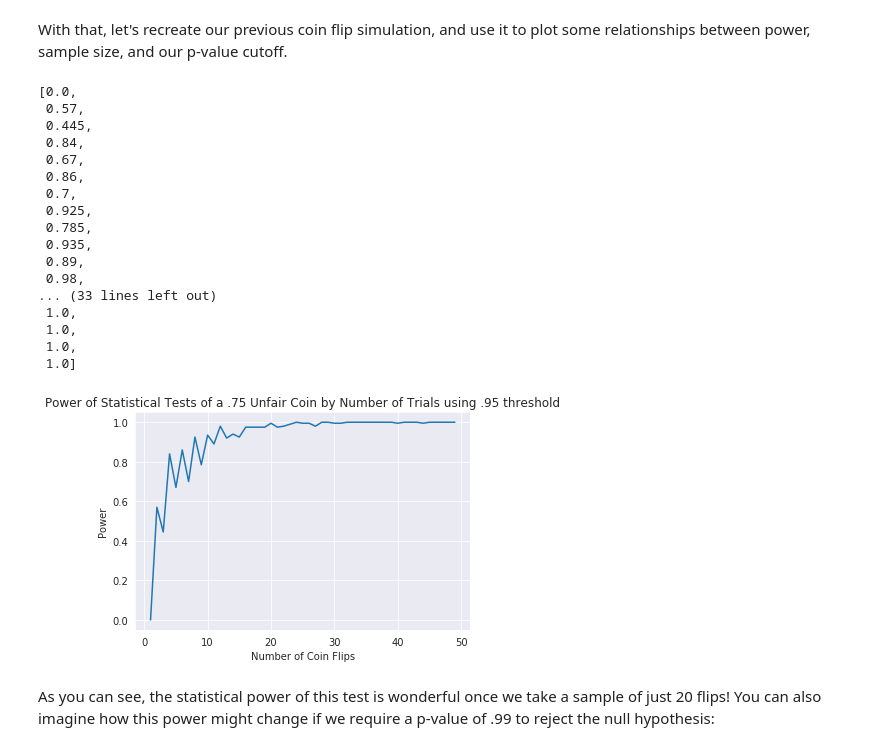
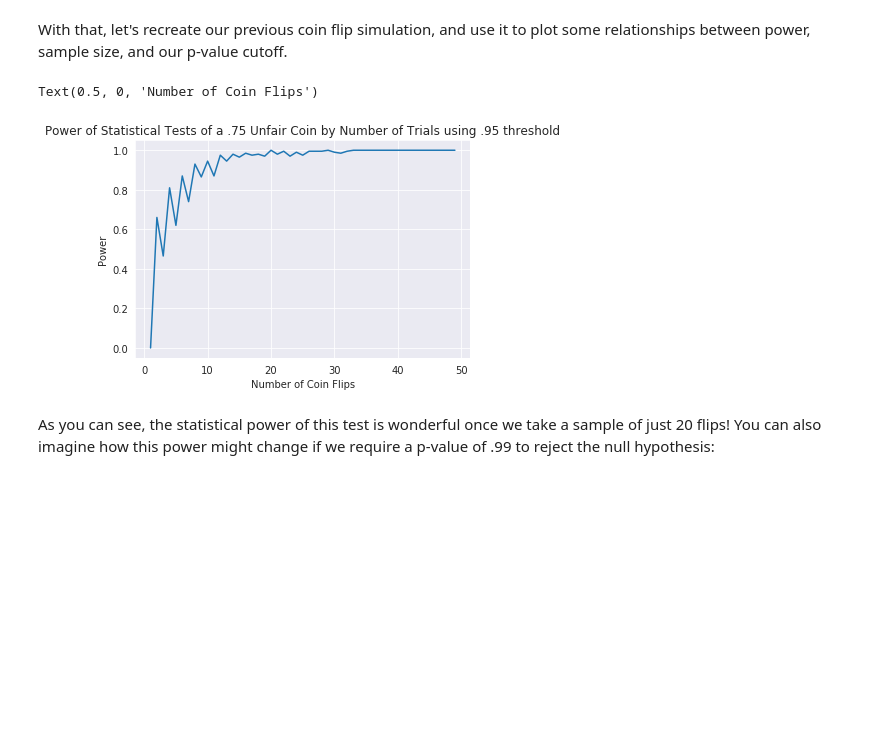
Before and after one commit to vanacorec/dsc-2-20-12-statistical-power-nyc-ds-career-012819, a Jupyter notebook: index.ipynb, the cells around one changed output. Saved outputs shown, nothing was run; the diff lists cells and outputs as text; code cells hidden in the pictures; blank space fills up the shorter version.

```diff
--- a/index.ipynb
+++ b/index.ipynb
@@ -31,46 +31,30 @@ sns.set_style('darkgrid')
 # %%
 #What does the power increase as we increase sample size?
 powers = []
 cutoff = .95 #Set the p-value threshold for rejecting the null hypothesis
 #Iterate through various sample sizes
 unfair_coin_prob = .75
 for n in range(1,50):
     #Do multiple runs for that number of samples to compare
     p_val = []
     for i in range(200):
         n_heads = np.random.binomial(n, unfair_coin_prob)
         mu = n / 2
         sigma = np.sqrt(n*.5*(1-.5))
         #print(sigma)
         z = (n_heads - mu) / (sigma / np.sqrt(n))
         p_val.append(st.norm.cdf(np.abs(z)))
         #print(n_heads, mu, z, np.abs(z), st.norm.cdf(np.abs(z)),st.norm.cdf(np.abs(z)) >= cutoff )
     cur_power = sum([1 if p >= cutoff else 0 for p in p_val])/200
     powers.append(cur_power)
 plt.plot(list(range(1,50)), powers)
 plt.title('Power of Statistical Tests of a .75 Unfair Coin by Number of Trials using .95 threshold')
 plt.ylabel('Power')
 plt.xlabel('Number of Coin Flips')
-powers
+#powers
 # %% [output]
-[0.0,
- 0.57,
- 0.445,
- 0.84,
- 0.67,
- 0.86,
- 0.7,
- 0.925,
- 0.785,
- 0.935,
- 0.89,
- 0.98,
-... (33 lines left out)
- 1.0,
- 1.0,
- 1.0,
- 1.0]
+Text(0.5, 0, 'Number of Coin Flips')
-[figure, old version]
+[figure, new version]
 # %% [markdown]
 As you can see, the statistical power of this test is wonderful once we take a sample of just 20 flips! You can also imagine how this power might change if we require a p-value of .99 to reject the null hypothesis:
 # %%
```
